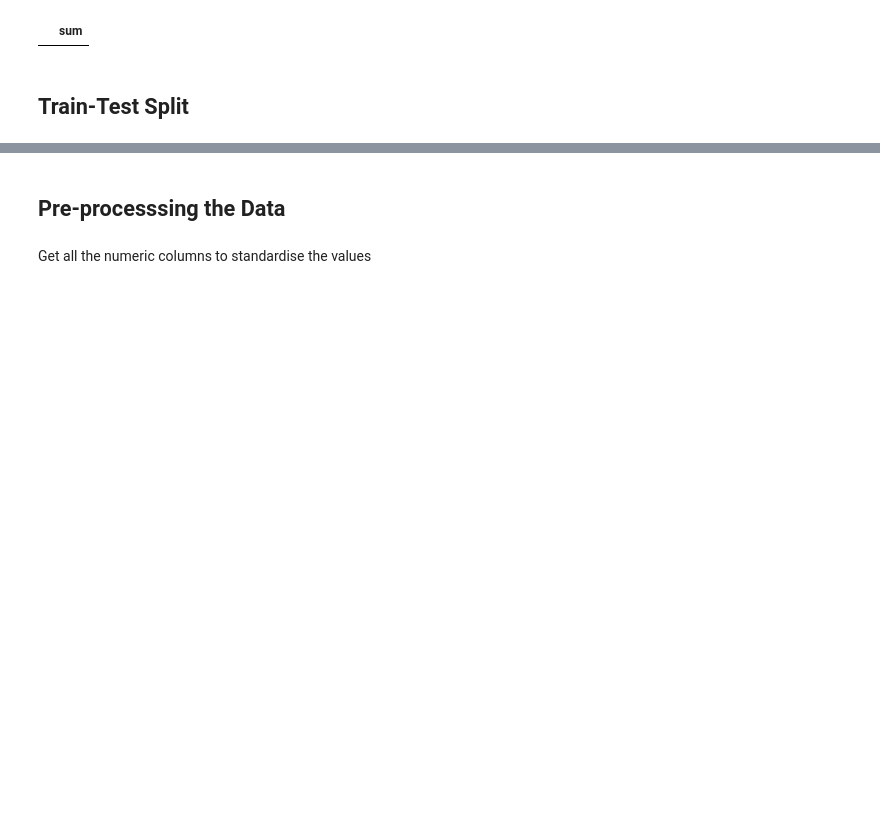
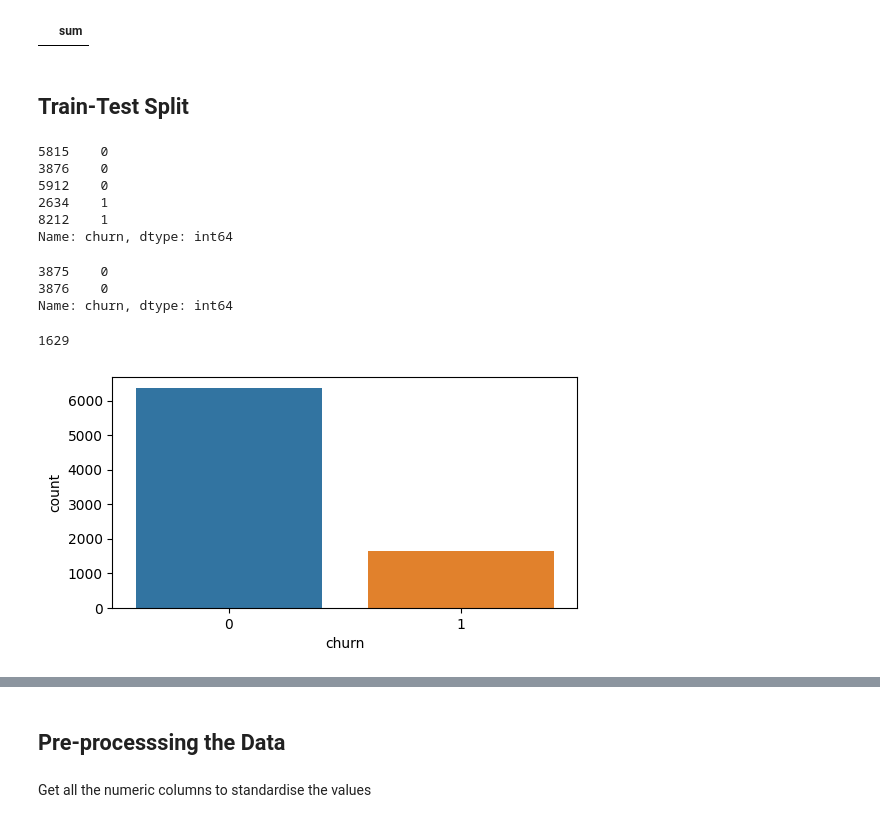
Before and after one commit to martinsejas/BankCustomerChurn, a Jupyter notebook: notebooks/1.0-initial-data-exploration.ipynb, the cells around one changed output, grey strips where cells are left out. Drawn from its saved outputs; the diff is of its cells as text; code cells hidden in the pictures; blank space fills up the shorter version.

```diff
--- a/notebooks/1.0-initial-data-exploration.ipynb
+++ b/notebooks/1.0-initial-data-exploration.ipynb
@@ -59,5 +76,27 @@ null_cols[null_cols["sum"] != 0]
 ## Train-Test Split
 # %%
 from sklearn.model_selection import train_test_split
-xtrain, xval, ytrain, yval = train_test_split(X, Y, test_size=0.1, random_state=42)
-xtrain, xtest, ytrain, ytest = train_test_split(xtrain, ytrain, test_size=0.1/(1-0.1), random_state=42)
+xtrain, xval, ytrain, yval = train_test_split(X, Y, test_size=0.1, random_state=42, stratify=Y)
+xtrain, xtest, ytrain, ytest = train_test_split(xtrain, ytrain, test_size=0.1/(1-0.1), random_state=42, stratify=ytrain)
+# %%
+ytrain[:5]
+# %% [output]
+5815    0
+3876    0
+5912    0
+2634    1
+8212    1
+Name: churn, dtype: int64
+# %%
+df.iloc[3875:3877,-1]
+# %% [output]
+3875    0
+3876    0
+Name: churn, dtype: int64
+# %%
+plt.figure(figsize=(6,3))
+sns.countplot(x=ytrain[:])
+ytrain[ytrain[:]==1].sum()
+# %% [output]
+1629
+[figure, added]
```
Also changed, not shown: parts of 27 cells of this notebook.
